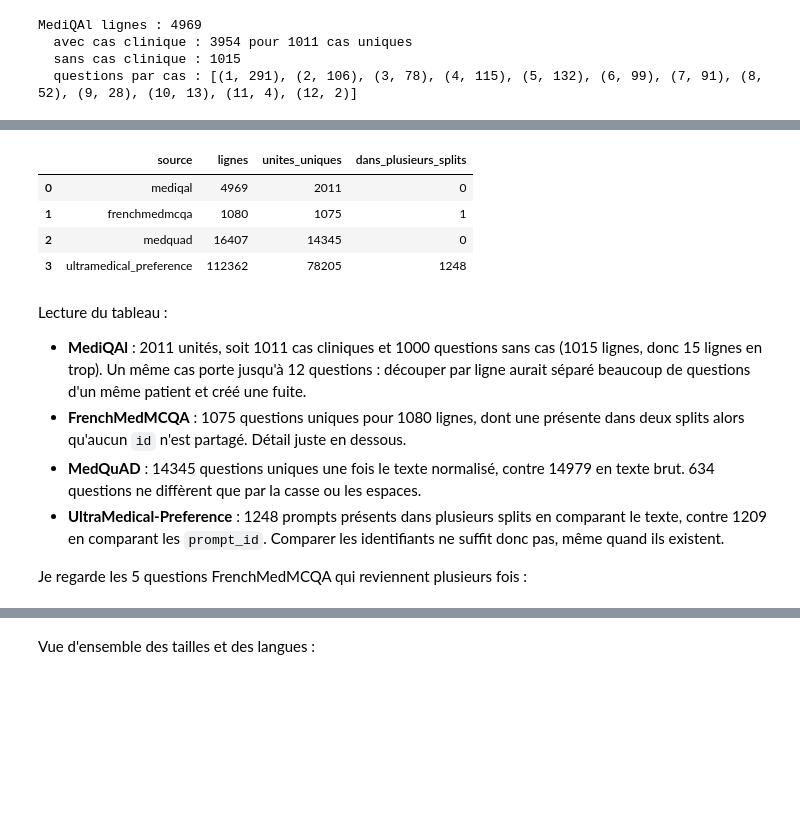
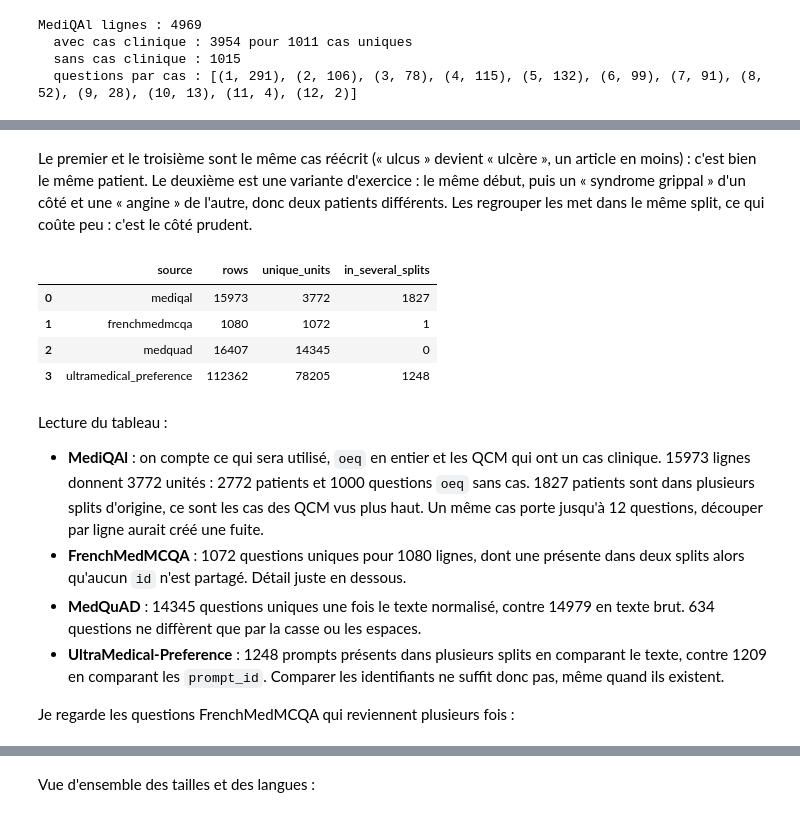
Before and after one commit to RaphaelRIVIERE/llm-finetuning, a Jupyter notebook: notebooks/01_exploration_sources.ipynb, the cells around one changed output, grey strips where cells are left out. Cells and saved outputs as stored; diff of their text form; code cells hidden in the pictures; blank space fills up the shorter version.

```diff
--- a/notebooks/01_exploration_sources.ipynb
+++ b/notebooks/01_exploration_sources.ipynb
@@ -155,0 +251,6 @@ mediqal/test : 20 exemples tirés au hasard écrits dans /home/rapha/ia-engineer
+# %%
+for config, dataset in mediqal_mcq.items():
+    ids = {split: set(data["id"]) for split, data in dataset.items()}
+    cases = {split: {normalize_text(c) for c in data["clinical_case"] if c} for split, data in dataset.items()}
+    for a, b in [("train", "validation"), ("train", "test"), ("validation", "test")]:
+        print(f"{config} {a}/{b} : id partagés {len(ids[a] & ids[b])}, cas cliniques partagés {len(cases[a] & cases[b])}")
@@ -155,0 +266,3 @@ mediqal/test : 20 exemples tirés au hasard écrits dans /home/rapha/ia-engineer
+# %%
+for config, dataset in mediqal_mcq.items():
+    save_sample(dataset, f"mediqal_{config}")
@@ -481,0 +774,11 @@ MediQAl lignes : 4969
+# %%
+non_nested = [
+    sorted(texts) for texts in patients.values()
+    if len(texts) > 1 and not all(max(texts, key=len).startswith(t) for t in texts)
+]
+for texts in random.Random(1).sample(non_nested, 3):
+    first, second = texts[0], texts[1]
+    diverge = next((k for k in range(min(len(first), len(second))) if first[k] != second[k]), min(len(first), len(second)))
+    print(f"divergent au caractère {diverge} :")
+    print("  A :", first[max(0, diverge - 40):diverge + 100])
+    print("  B :", second[max(0, diverge - 40):diverge + 100])
@@ -482,33 +795,50 @@ MediQAl lignes : 4969
+# %% [markdown]
+Le premier et le troisième sont le même cas réécrit (« ulcus » devient « ulcère », un article en moins) : c'est bien le même patient. Le deuxième est une variante d'exercice : le même début, puis un « syndrome grippal » d'un côté et une « angine » de l'autre, donc deux patients différents. Les regrouper les met dans le même split, ce qui coûte peu : c'est le côté prudent.
 # %%
-def compter_unites(nom, textes_par_split):
+def count_units(source_name, texts_by_split):
     """Compte les unités uniques d'une source et celles partagées entre splits d'origine."""
-    uniques_par_split = {split: {normaliser_texte(t) for t in textes} for split, textes in textes_par_split.items()}
-    toutes = set().union(*uniques_par_split.values())
-    lignes = sum(len(textes) for textes in textes_par_split.values())
-    vues = Counter(u for uniques in uniques_par_split.values() for u in uniques)
-    return {"source": nom, "lignes": lignes, "unites_uniques": len(toutes),
-            "dans_plusieurs_splits": sum(n > 1 for n in vues.values())}
+    uniques_by_split = {split: {normalize_text(t) for t in texts} for split, texts in texts_by_split.items()}
+    all_units = set().union(*uniques_by_split.values())
+    rows = sum(len(texts) for texts in texts_by_split.values())
+    seen = Counter(u for uniques in uniques_by_split.values() for u in uniques)
+    return {"source": source_name, "rows": rows, "unique_units": len(all_units),
+            "in_several_splits": sum(n > 1 for n in seen.values())}
 
-unites = pd.DataFrame([
-    compter_unites("mediqal", {"test": [c if c is not None else q for c, q in zip(mediqal_data["clinical_case"], mediqal_data["question"])]}),
-    compter_unites("frenchmedmcqa", {s: d["question"] for s, d in frenchmedmcqa.items()}),
-    compter_unites("medquad", {s: d["Question"] for s, d in medquad.items()}),
-    compter_unites("ultramedical_preference", {s: d["prompt"] for s, d in ultramedical_preference.items()}),
+def mediqal_unit(case, question):
+    """Unité retenue pour MediQAl : le patient (début du cas), la question s'il n'y a pas de cas."""
+    return normalize_text(case)[:PREFIX_LENGTH] if case else normalize_text(question)
+
+# Ce qui sera utilisé : oeq en entier, et les QCM qui ont un cas clinique. Regroupé par
+# split d'origine (train, validation, test).
+mediqal_units_by_split = defaultdict(list)
+for split, split_data in mediqal.items():
+    mediqal_units_by_split[split] += [
+        mediqal_unit(case, question) for case, question in zip(split_data["clinical_case"], split_data["question"])
+    ]
+for dataset in mediqal_mcq.values():
+    for split, split_data in dataset.items():
+        mediqal_units_by_split[split] += [mediqal_unit(case, None) for case in split_data["clinical_case"] if case]
+
+units = pd.DataFrame([
+    count_units("mediqal", mediqal_units_by_split),
+    count_units("frenchmedmcqa", {s: d["question"] for s, d in frenchmedmcqa.items()}),
+    count_units("medquad", {s: d["Question"] for s, d in medquad.items()}),
+    count_units("ultramedical_preference", {s: d["prompt"] for s, d in ultramedical_preference.items()}),
 ])
-unites
+units
 # %% [output]
-|  | source | lignes | unites_uniques | dans_plusieurs_splits |
-| 0 | mediqal | 4969 | 2011 | 0 |
-| 1 | frenchmedmcqa | 1080 | 1075 | 1 |
+|  | source | rows | unique_units | in_several_splits |
+| 0 | mediqal | 15973 | 3772 | 1827 |
+| 1 | frenchmedmcqa | 1080 | 1072 | 1 |
 | 2 | medquad | 16407 | 14345 | 0 |
 | 3 | ultramedical_preference | 112362 | 78205 | 1248 |
 # %% [markdown]
 Lecture du tableau :
 
-- **MediQAl** : 2011 unités, soit 1011 cas cliniques et 1000 questions sans cas (1015 lignes, donc 15 lignes en trop). Un même cas porte jusqu'à 12 questions : découper par ligne aurait séparé beaucoup de questions d'un même patient et créé une fuite.
-- **FrenchMedMCQA** : 1075 questions uniques pour 1080 lignes, dont une présente dans deux splits alors qu'aucun `id` n'est partagé. Détail juste en dessous.
+- **MediQAl** : on compte ce qui sera utilisé, `oeq` en entier et les QCM qui ont un cas clinique. 15973 lignes donnent 3772 unités : 2772 patients et 1000 questions `oeq` sans cas. 1827 patients sont dans plusieurs splits d'origine, ce sont les cas des QCM vus plus haut. Un même cas porte jusqu'à 12 questions, découper par ligne aurait créé une fuite.
+- **FrenchMedMCQA** : 1072 questions uniques pour 1080 lignes, dont une présente dans deux splits alors qu'aucun `id` n'est partagé. Détail juste en dessous.
 - **MedQuAD** : 14345 questions uniques une fois le texte normalisé, contre 14979 en texte brut. 634 questions ne diffèrent que par la casse ou les espaces.
 - **UltraMedical-Preference** : 1248 prompts présents dans plusieurs splits en comparant le texte, contre 1209 en comparant les `prompt_id`. Comparer les identifiants ne suffit donc pas, même quand ils existent.
 
-Je regarde les 5 questions FrenchMedMCQA qui reviennent plusieurs fois :
+Je regarde les questions FrenchMedMCQA qui reviennent plusieurs fois :
 # %%
```
Also changed, not shown: parts of 70 cells of this notebook, 9 other files.
